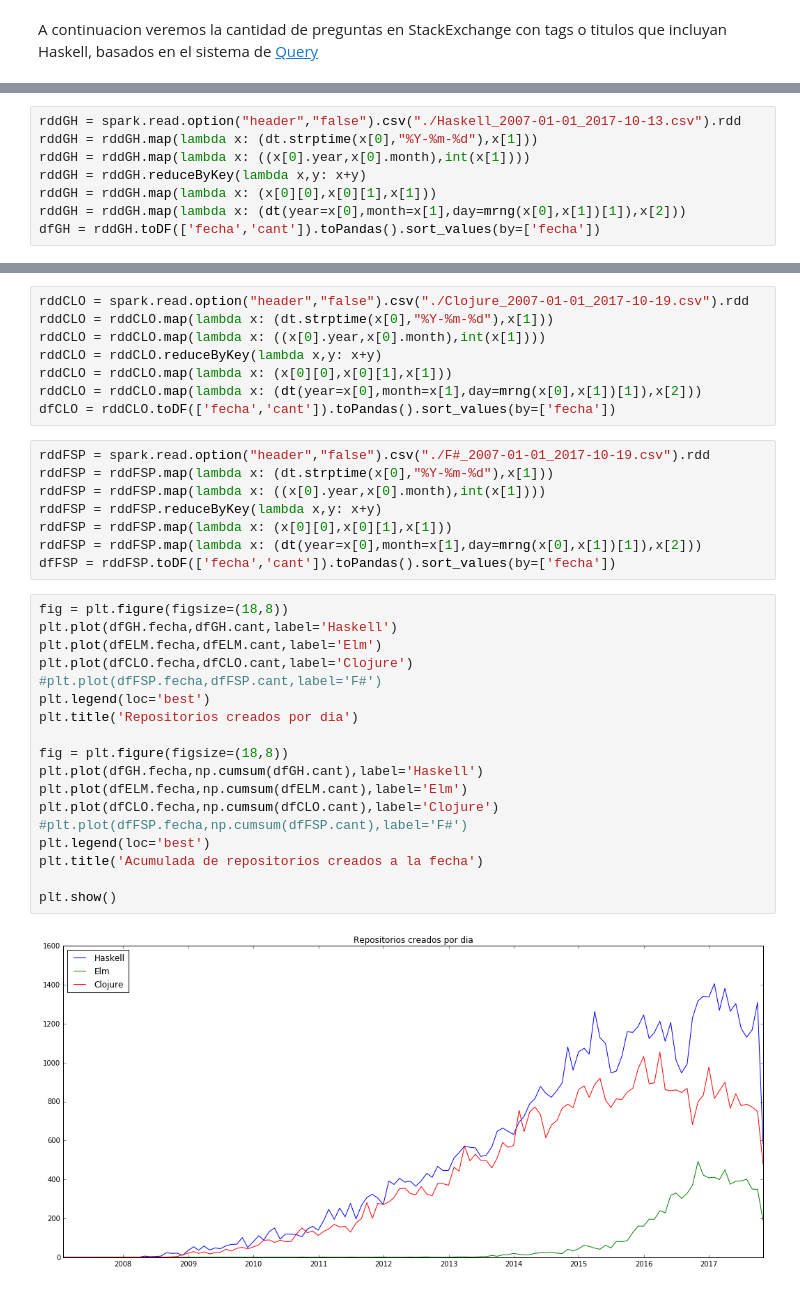
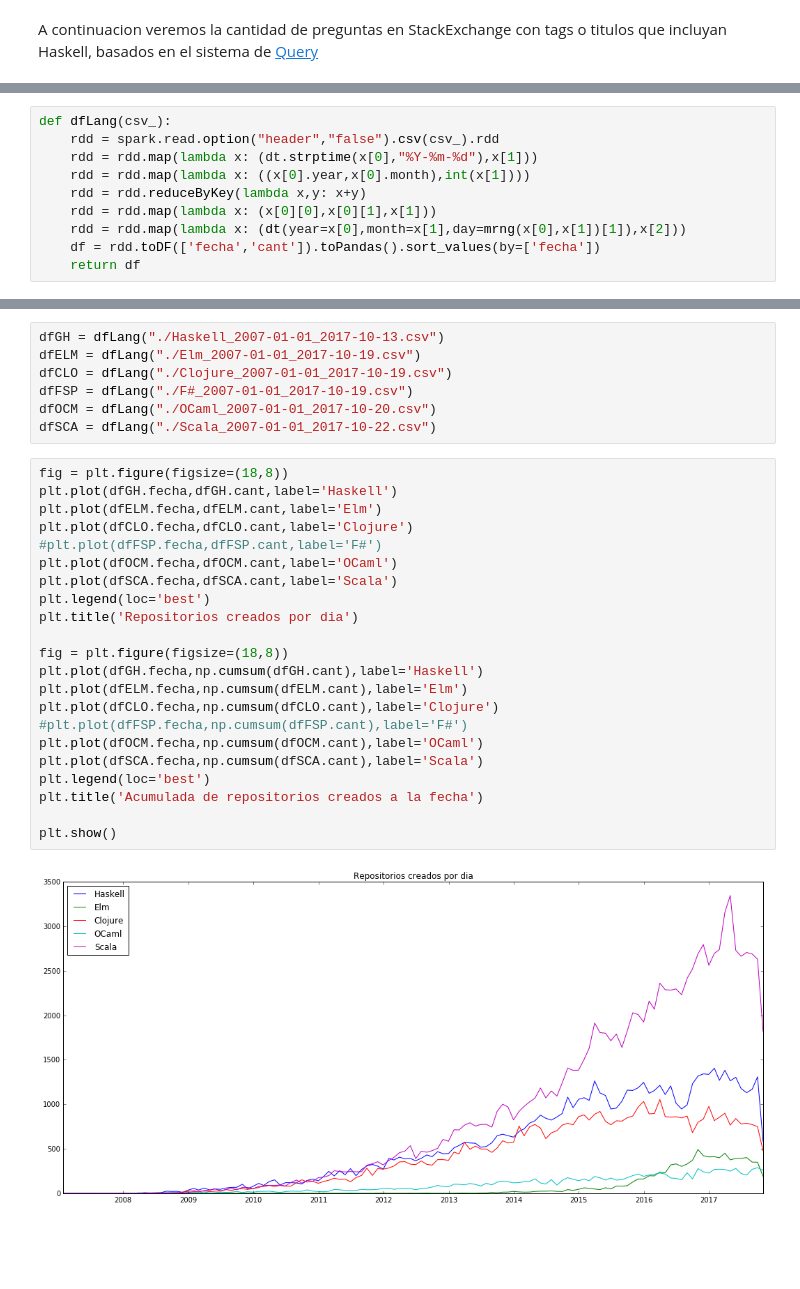
Before and after one commit to CrossNox/HaskellTDL, a Jupyter notebook: Stats.ipynb, the cells around one changed output, grey strips where cells are left out. Cells and saved outputs as stored; diff of their text form; blank space fills up the shorter version.

```diff
--- a/Stats.ipynb
+++ b/Stats.ipynb
@@ -32,8 +53,10 @@ plt.show()
 # %%
-rddGH = spark.read.option("header","false").csv("./Haskell_2007-01-01_2017-10-13.csv").rdd
-rddGH = rddGH.map(lambda x: (dt.strptime(x[0],"%Y-%m-%d"),x[1]))
-rddGH = rddGH.map(lambda x: ((x[0].year,x[0].month),int(x[1])))
-rddGH = rddGH.reduceByKey(lambda x,y: x+y)
-rddGH = rddGH.map(lambda x: (x[0][0],x[0][1],x[1]))
-rddGH = rddGH.map(lambda x: (dt(year=x[0],month=x[1],day=mrng(x[0],x[1])[1]),x[2]))
-dfGH = rddGH.toDF(['fecha','cant']).toPandas().sort_values(by=['fecha'])
+def dfLang(csv_):
+    rdd = spark.read.option("header","false").csv(csv_).rdd
+    rdd = rdd.map(lambda x: (dt.strptime(x[0],"%Y-%m-%d"),x[1]))
+    rdd = rdd.map(lambda x: ((x[0].year,x[0].month),int(x[1])))
+    rdd = rdd.reduceByKey(lambda x,y: x+y)
+    rdd = rdd.map(lambda x: (x[0][0],x[0][1],x[1]))
+    rdd = rdd.map(lambda x: (dt(year=x[0],month=x[1],day=mrng(x[0],x[1])[1]),x[2]))
+    df = rdd.toDF(['fecha','cant']).toPandas().sort_values(by=['fecha'])
+    return df
@@ -48,36 +63,31 @@ dfELM = rddELM.toDF(['fecha','cant']).toPandas().sort_values(by=['fecha'])
-# %%
-rddCLO = spark.read.option("header","false").csv("./Clojure_2007-01-01_2017-10-19.csv").rdd
-rddCLO = rddCLO.map(lambda x: (dt.strptime(x[0],"%Y-%m-%d"),x[1]))
-rddCLO = rddCLO.map(lambda x: ((x[0].year,x[0].month),int(x[1])))
-rddCLO = rddCLO.reduceByKey(lambda x,y: x+y)
-rddCLO = rddCLO.map(lambda x: (x[0][0],x[0][1],x[1]))
-rddCLO = rddCLO.map(lambda x: (dt(year=x[0],month=x[1],day=mrng(x[0],x[1])[1]),x[2]))
-dfCLO = rddCLO.toDF(['fecha','cant']).toPandas().sort_values(by=['fecha'])
-# %%
-rddFSP = spark.read.option("header","false").csv("./F#_2007-01-01_2017-10-19.csv").rdd
-rddFSP = rddFSP.map(lambda x: (dt.strptime(x[0],"%Y-%m-%d"),x[1]))
-rddFSP = rddFSP.map(lambda x: ((x[0].year,x[0].month),int(x[1])))
-rddFSP = rddFSP.reduceByKey(lambda x,y: x+y)
-rddFSP = rddFSP.map(lambda x: (x[0][0],x[0][1],x[1]))
-rddFSP = rddFSP.map(lambda x: (dt(year=x[0],month=x[1],day=mrng(x[0],x[1])[1]),x[2]))
-dfFSP = rddFSP.toDF(['fecha','cant']).toPandas().sort_values(by=['fecha'])
+# %%
+dfGH = dfLang("./Haskell_2007-01-01_2017-10-13.csv")
+dfELM = dfLang("./Elm_2007-01-01_2017-10-19.csv")
+dfCLO = dfLang("./Clojure_2007-01-01_2017-10-19.csv")
+dfFSP = dfLang("./F#_2007-01-01_2017-10-19.csv")
+dfOCM = dfLang("./OCaml_2007-01-01_2017-10-20.csv")
+dfSCA = dfLang("./Scala_2007-01-01_2017-10-22.csv")
 # %%
 fig = plt.figure(figsize=(18,8))
 plt.plot(dfGH.fecha,dfGH.cant,label='Haskell')
 plt.plot(dfELM.fecha,dfELM.cant,label='Elm')
 plt.plot(dfCLO.fecha,dfCLO.cant,label='Clojure')
 #plt.plot(dfFSP.fecha,dfFSP.cant,label='F#')
+plt.plot(dfOCM.fecha,dfOCM.cant,label='OCaml')
+plt.plot(dfSCA.fecha,dfSCA.cant,label='Scala')
 plt.legend(loc='best')
 plt.title('Repositorios creados por dia')
 
 fig = plt.figure(figsize=(18,8))
 plt.plot(dfGH.fecha,np.cumsum(dfGH.cant),label='Haskell')
 plt.plot(dfELM.fecha,np.cumsum(dfELM.cant),label='Elm')
 plt.plot(dfCLO.fecha,np.cumsum(dfCLO.cant),label='Clojure')
 #plt.plot(dfFSP.fecha,np.cumsum(dfFSP.cant),label='F#')
+plt.plot(dfOCM.fecha,np.cumsum(dfOCM.cant),label='OCaml')
+plt.plot(dfSCA.fecha,np.cumsum(dfSCA.cant),label='Scala')
 plt.legend(loc='best')
 plt.title('Acumulada de repositorios creados a la fecha')
 
 plt.show()
 # %% [output]
-[figure, old version]
+[figure, new version]
```
Also changed, not shown: parts of 6 cells of this notebook, 14 other files.
